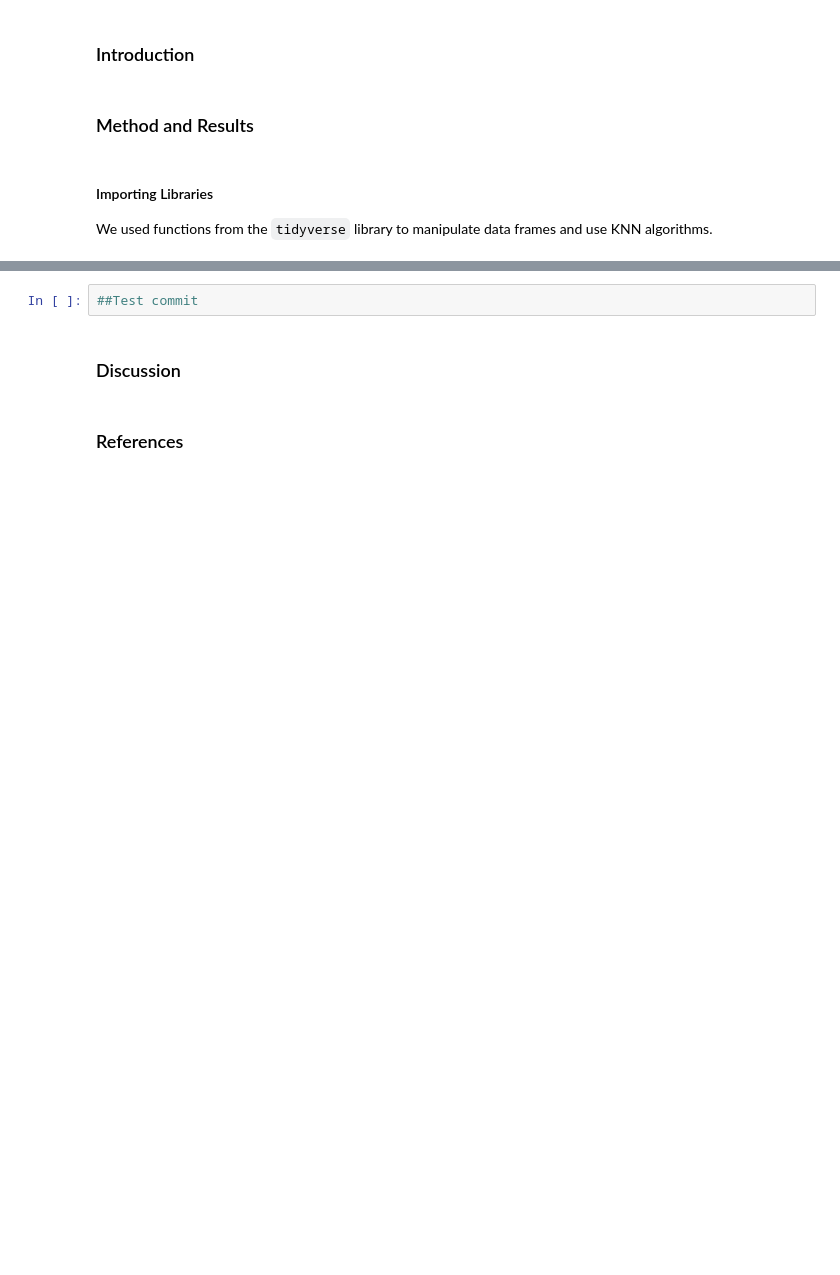
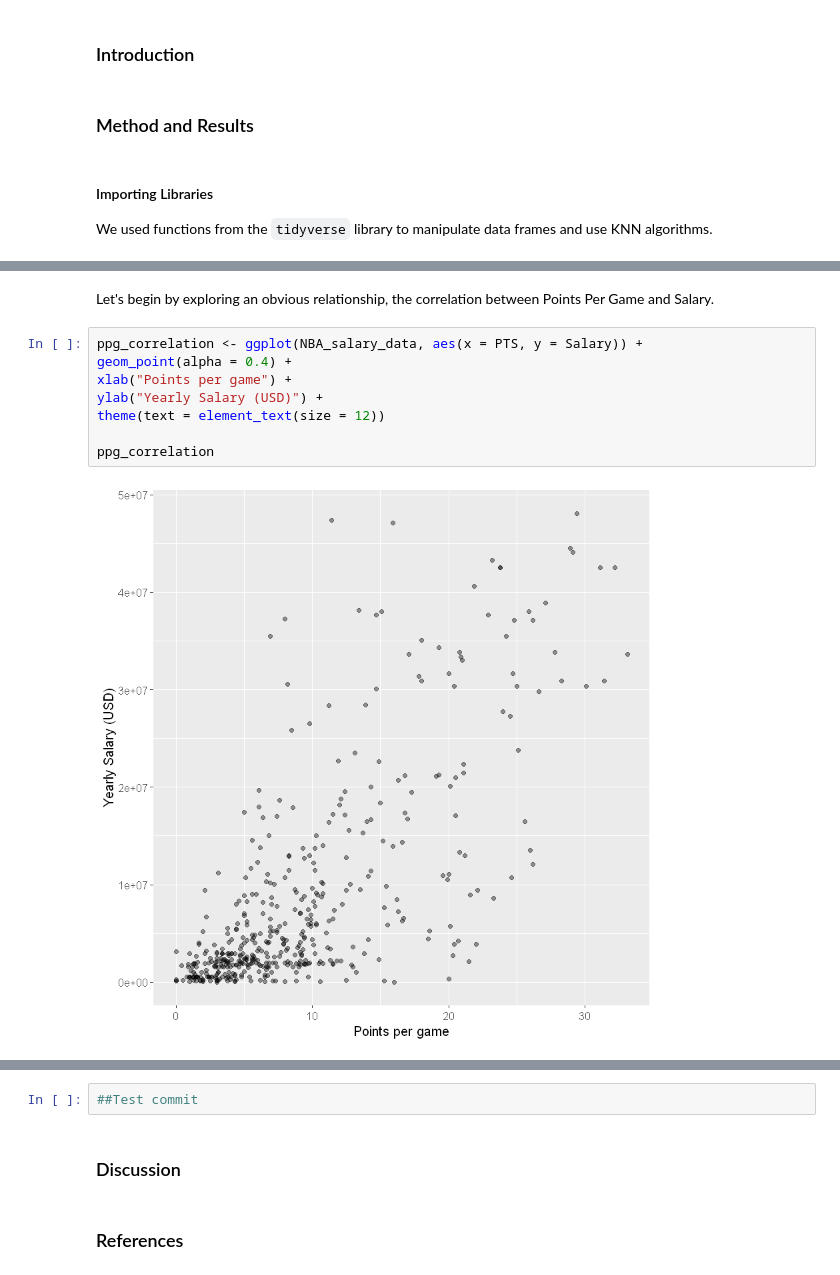
Before and after one commit to jhcrowley/DCSI-100-Group-33, a Jupyter notebook: DSCI_Final_Project_V1.ipynb, the cells around one changed output, grey strips where cells are left out. Cells and saved outputs as stored; diff of their text form; blank space fills up the shorter version.

```diff
--- a/DSCI_Final_Project_V1.ipynb
+++ b/DSCI_Final_Project_V1.ipynb
@@ -20,0 +64,12 @@ NBA_salary_data <- read.csv("nba_players_stats_with_salary.csv")
+# %% [markdown]
+Let's begin by exploring an obvious relationship, the correlation between Points Per Game and Salary.
+# %%
+ppg_correlation <- ggplot(NBA_salary_data, aes(x = PTS, y = Salary)) +
+geom_point(alpha = 0.4) +
+xlab("Points per game") +
+ylab("Yearly Salary (USD)") +
+theme(text = element_text(size = 12))
+
+ppg_correlation
+# %% [output]
+[figure, added]
```
Also changed, not shown: parts of 7 cells of this notebook.
